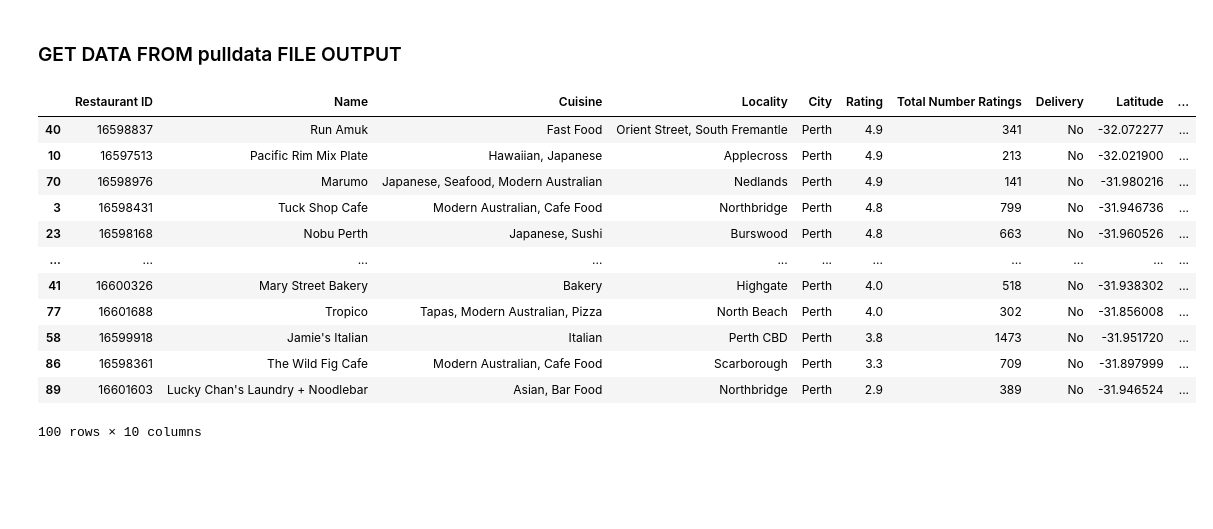
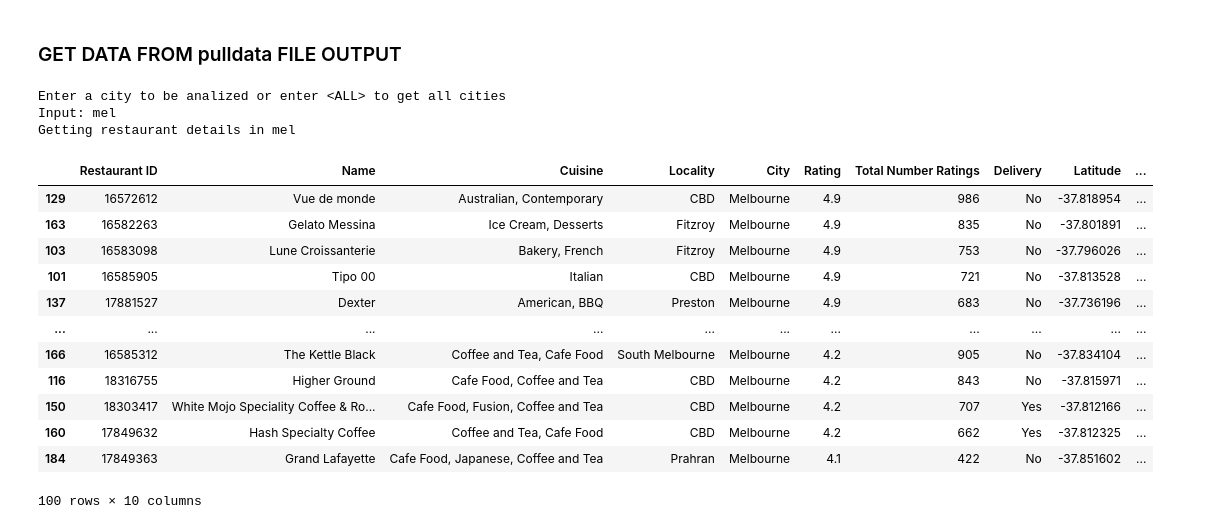
Before and after one commit to bradsmith87/project-week-1, a Jupyter notebook: MultiCity_DataProcess.ipynb, the cells around one changed output. Saved outputs shown, nothing was run; the diff lists cells and outputs as text; code cells hidden in the pictures; blank space fills up the shorter version.

```diff
--- a/MultiCity_DataProcess.ipynb
+++ b/MultiCity_DataProcess.ipynb
@@ -19,22 +23,33 @@ multi_city = "multi_restaurant_data.csv"
 multi_df = pd.read_csv(multi_city)
 # %%
 #Run this code to set dataframe by defined city otherwise skip this cell
-multi_df = multi_df.loc[multi_df["City"]=="Perth"]
+print ("Enter a city to be analized or enter <ALL> to get all cities")
+getcity = input ("Input: ")
+if getcity != "ALL":
+    multi_df = multi_df.loc[multi_df["City"].str.contains(getcity, case = False)]
+    print (f"Getting restaurant details in {getcity}")
+
+else:
+    print ("Getting restaurant details in all of the cities in csv file.....")
+    print ("Done")
 multi_df
 # %% [output]
+Enter a city to be analized or enter <ALL> to get all cities
+Input: mel
+Getting restaurant details in mel
 |  | Restaurant ID | Name | Cuisine | Locality | City | Rating | Total Number Ratings | Delivery | Latitude | ... |
-| 40 | 16598837 | Run Amuk | Fast Food | Orient Street, South Fremantle | Perth | 4.9 | 341 | No | -32.072277 | ... |
-| 10 | 16597513 | Pacific Rim Mix Plate | Hawaiian, Japanese | Applecross | Perth | 4.9 | 213 | No | -32.021900 | ... |
-| 70 | 16598976 | Marumo | Japanese, Seafood, Modern Australian | Nedlands | Perth | 4.9 | 141 | No | -31.980216 | ... |
-| 3 | 16598431 | Tuck Shop Cafe | Modern Australian, Cafe Food | Northbridge | Perth | 4.8 | 799 | No | -31.946736 | ... |
-| 23 | 16598168 | Nobu Perth | Japanese, Sushi | Burswood | Perth | 4.8 | 663 | No | -31.960526 | ... |
+| 129 | 16572612 | Vue de monde | Australian, Contemporary | CBD | Melbourne | 4.9 | 986 | No | -37.818954 | ... |
+| 163 | 16582263 | Gelato Messina | Ice Cream, Desserts | Fitzroy | Melbourne | 4.9 | 835 | No | -37.801891 | ... |
+| 103 | 16583098 | Lune Croissanterie | Bakery, French | Fitzroy | Melbourne | 4.9 | 753 | No | -37.796026 | ... |
+| 101 | 16585905 | Tipo 00 | Italian | CBD | Melbourne | 4.9 | 721 | No | -37.813528 | ... |
+| 137 | 17881527 | Dexter | American, BBQ | Preston | Melbourne | 4.9 | 683 | No | -37.736196 | ... |
 | ... | ... | ... | ... | ... | ... | ... | ... | ... | ... | ... |
-| 41 | 16600326 | Mary Street Bakery | Bakery | Highgate | Perth | 4.0 | 518 | No | -31.938302 | ... |
-| 77 | 16601688 | Tropico | Tapas, Modern Australian, Pizza | North Beach | Perth | 4.0 | 302 | No | -31.856008 | ... |
-| 58 | 16599918 | Jamie's Italian | Italian | Perth CBD | Perth | 3.8 | 1473 | No | -31.951720 | ... |
-| 86 | 16598361 | The Wild Fig Cafe | Modern Australian, Cafe Food | Scarborough | Perth | 3.3 | 709 | No | -31.897999 | ... |
-| 89 | 16601603 | Lucky Chan's Laundry + Noodlebar | Asian, Bar Food | Northbridge | Perth | 2.9 | 389 | No | -31.946524 | ... |
+| 166 | 16585312 | The Kettle Black | Coffee and Tea, Cafe Food | South Melbourne | Melbourne | 4.2 | 905 | No | -37.834104 | ... |
+| 116 | 18316755 | Higher Ground | Cafe Food, Coffee and Tea | CBD | Melbourne | 4.2 | 843 | No | -37.815971 | ... |
+| 150 | 18303417 | White Mojo Speciality Coffee & Ro... | Cafe Food, Fusion, Coffee and Tea | CBD | Melbourne | 4.2 | 707 | Yes | -37.812166 | ... |
+| 160 | 17849632 | Hash Specialty Coffee | Coffee and Tea, Cafe Food | CBD | Melbourne | 4.2 | 662 | Yes | -37.812325 | ... |
+| 184 | 17849363 | Grand Lafayette | Cafe Food, Japanese, Coffee and Tea | Prahran | Melbourne | 4.1 | 422 | No | -37.851602 | ... |
-100 rows × 10 columns
+100 rows × 10 columns
 # %%
 #This Section shows the top 10 Highest Rated Restaurant in the Data Frame
 #Sorted by Rating then Total Number of Ratings
```
Also changed, not shown: parts of 10 cells of this notebook, 1 other file.
